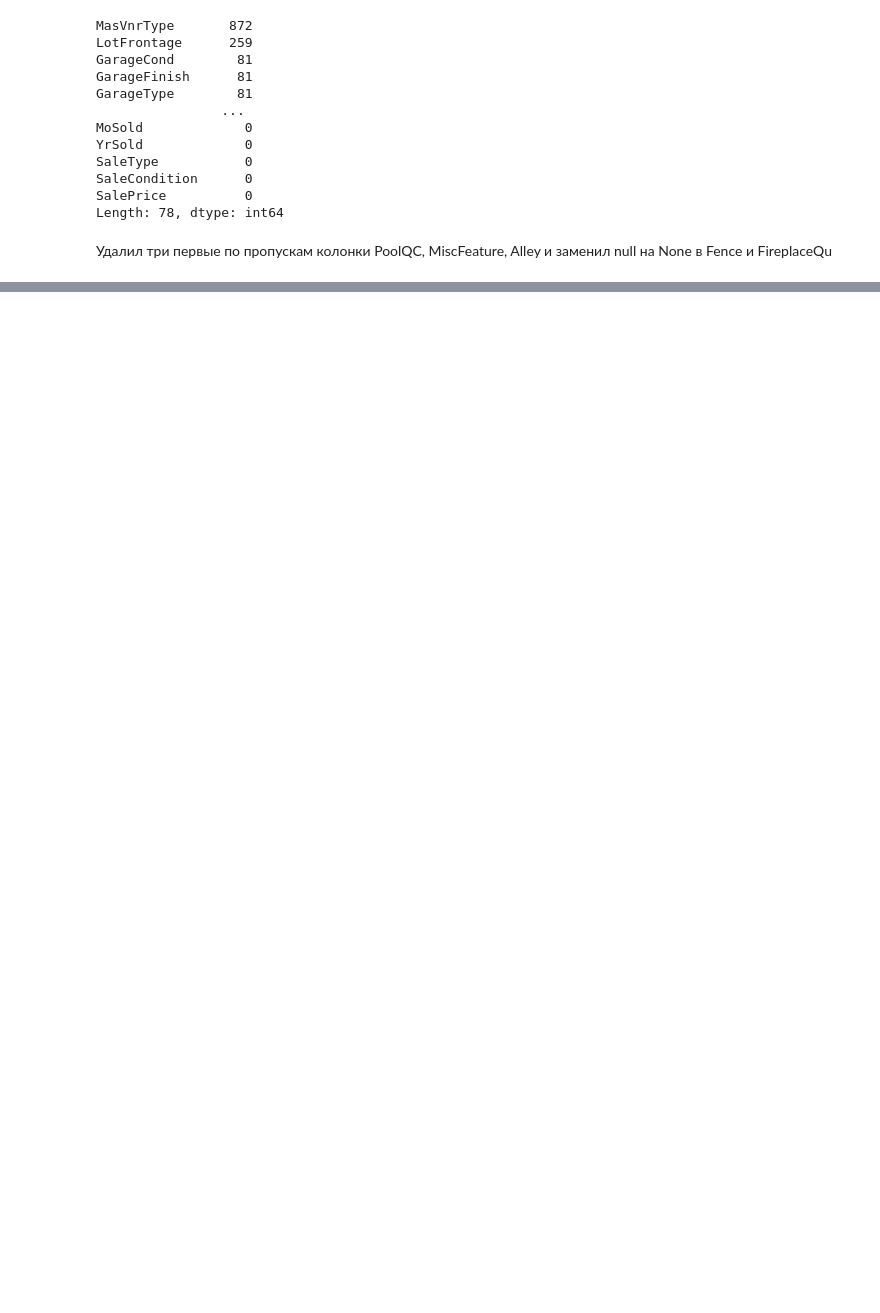
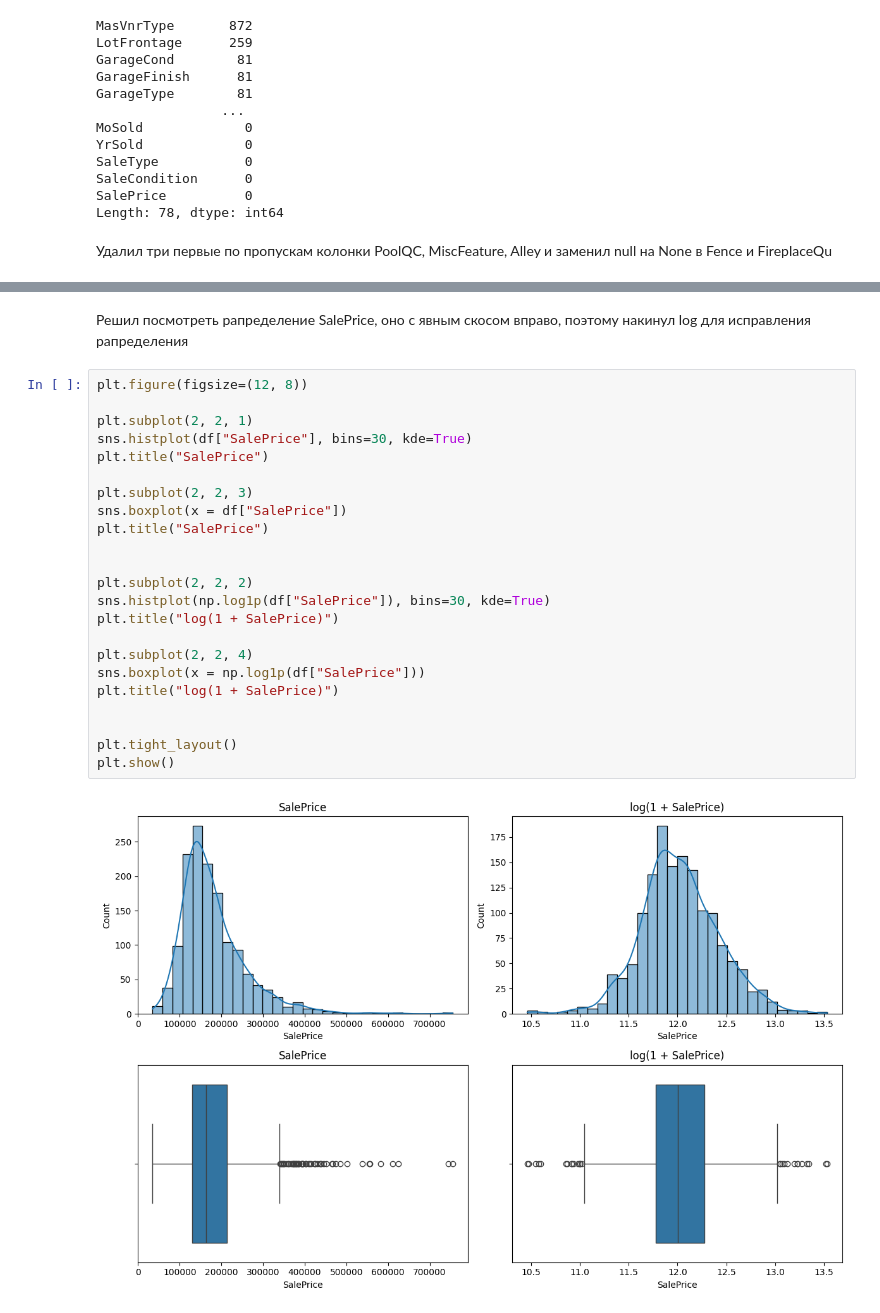
Before and after one commit to Nikita4gj/ml-course-homeworks, a Jupyter notebook: hw02_EDA/hw02_EDA.ipynb, the cells around one changed output, grey strips where cells are left out. Drawn from its saved outputs; the diff is of its cells as text; blank space fills up the shorter version.

```diff
--- a/hw02_EDA/hw02_EDA.ipynb
+++ b/hw02_EDA/hw02_EDA.ipynb
@@ -234,0 +397,27 @@ Name: count, Length: 1460, dtype: int64
+# %% [markdown]
+Решил посмотреть рапределение SalePrice, оно с явным скосом вправо, поэтому накинул log для исправления рапределения
+# %%
+plt.figure(figsize=(12, 8))
+
+plt.subplot(2, 2, 1)
+sns.histplot(df["SalePrice"], bins=30, kde=True)
+plt.title("SalePrice")
+
+plt.subplot(2, 2, 3)
+sns.boxplot(x = df["SalePrice"])
+plt.title("SalePrice")
+
+
+plt.subplot(2, 2, 2)
+sns.histplot(np.log1p(df["SalePrice"]), bins=30, kde=True)
+plt.title("log(1 + SalePrice)")
+
+plt.subplot(2, 2, 4)
+sns.boxplot(x = np.log1p(df["SalePrice"]))
+plt.title("log(1 + SalePrice)")
+
+
+plt.tight_layout()
+plt.show()
+# %% [output]
+[figure, added]
```
Also changed, not shown: parts of 17 cells of this notebook.
